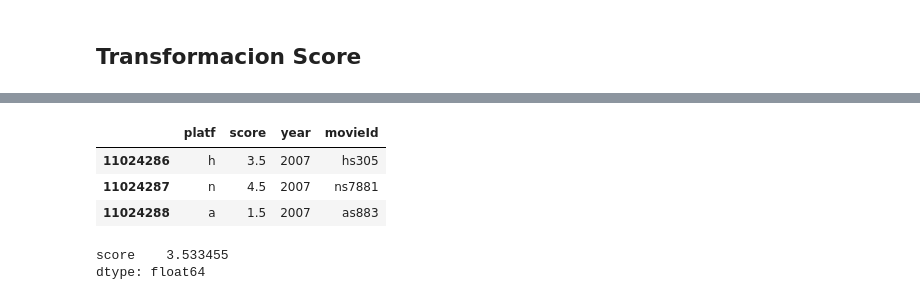
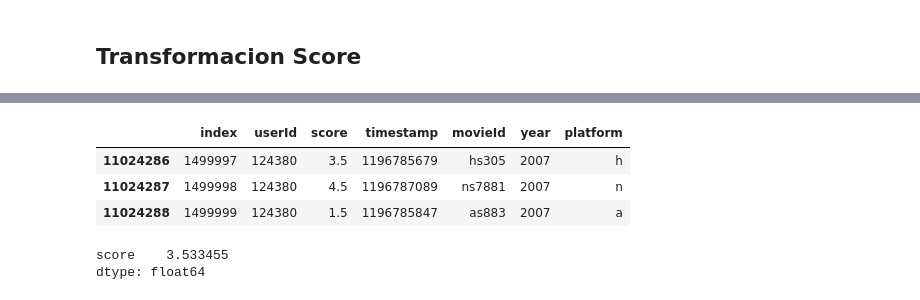
Before and after one commit to LucianoLarrea/PI_ML_OPS, a Jupyter notebook: 1-ETL2.ipynb, the cells around one changed output, grey strips where cells are left out. Drawn from its saved outputs; the diff is of its cells as text; code cells hidden in the pictures.

```diff
--- a/1-ETL2.ipynb
+++ b/1-ETL2.ipynb
@@ -598,14 +592,14 @@ dtype: int64
 # %%
 Score = Score.rename(columns={'rating':'score'})
 Score['year'] = pd.to_datetime(Score['timestamp'], unit='s').dt.year
-Score['platf'] = Score['movieId'].str[0]
-Score = Score[['platf','score','year','movieId']]
+Score['platform'] = Score['movieId'].str[0]
+# Score = Score[['platform','score','year','movieId']]
 Score.tail(3)
 # %% [output]
-|  | platf | score | year | movieId |
-| 11024286 | h | 3.5 | 2007 | hs305 |
-| 11024287 | n | 4.5 | 2007 | ns7881 |
-| 11024288 | a | 1.5 | 2007 | as883 |
+|  | index | userId | score | timestamp | movieId | year | platform |
+| 11024286 | 1499997 | 124380 | 3.5 | 1196785679 | hs305 | 2007 | h |
+| 11024287 | 1499998 | 124380 | 4.5 | 1196787089 | ns7881 | 2007 | n |
+| 11024288 | 1499999 | 124380 | 1.5 | 1196785847 | as883 | 2007 | a |
 # %%
 # Score['score'].mean()
 pd.Series({'score': Score['score'].mean()})
```
Also changed, not shown: parts of 3 cells of this notebook, 19 other files.
